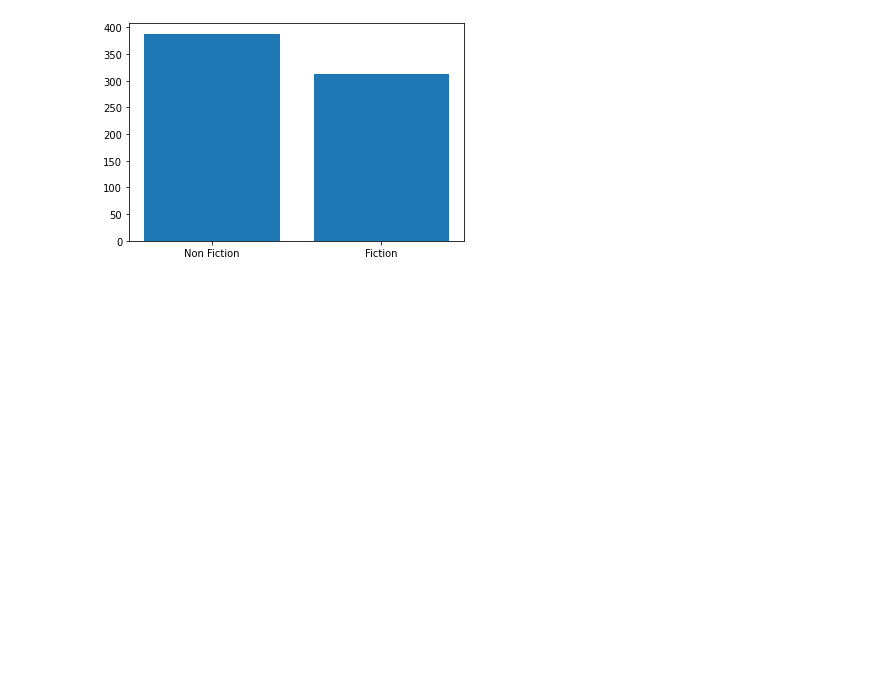
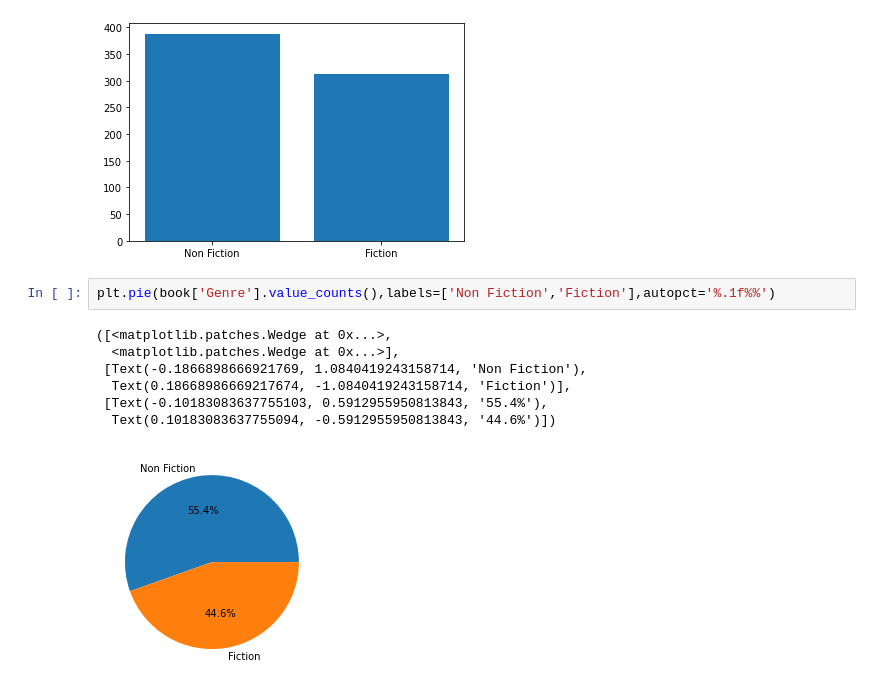
Before and after one commit to Nenne2000/BestSellerAmazon_Notebook, a Jupyter notebook: Notebook.ipynb, the cells around one changed output. Drawn from its saved outputs; the diff is of its cells as text; blank space fills up the shorter version.

```diff
--- a/Notebook.ipynb
+++ b/Notebook.ipynb
@@ -107,3 +124,13 @@ plt.bar(counts.index,counts.values)
 plt.show()
 # %% [output]
 [figure]
+# %%
+plt.pie(book['Genre'].value_counts(),labels=['Non Fiction','Fiction'],autopct='%.1f%%')
+# %% [output]
+([<matplotlib.patches.Wedge at 0x...>,
+  <matplotlib.patches.Wedge at 0x...>],
+ [Text(-0.1866898666921769, 1.0840419243158714, 'Non Fiction'),
+  Text(0.18668986669217674, -1.0840419243158714, 'Fiction')],
+ [Text(-0.10183083637755103, 0.5912955950813843, '55.4%'),
+  Text(0.10183083637755094, -0.5912955950813843, '44.6%')])
+[figure, added]
```
Also changed, not shown: parts of 19 cells of this notebook.
